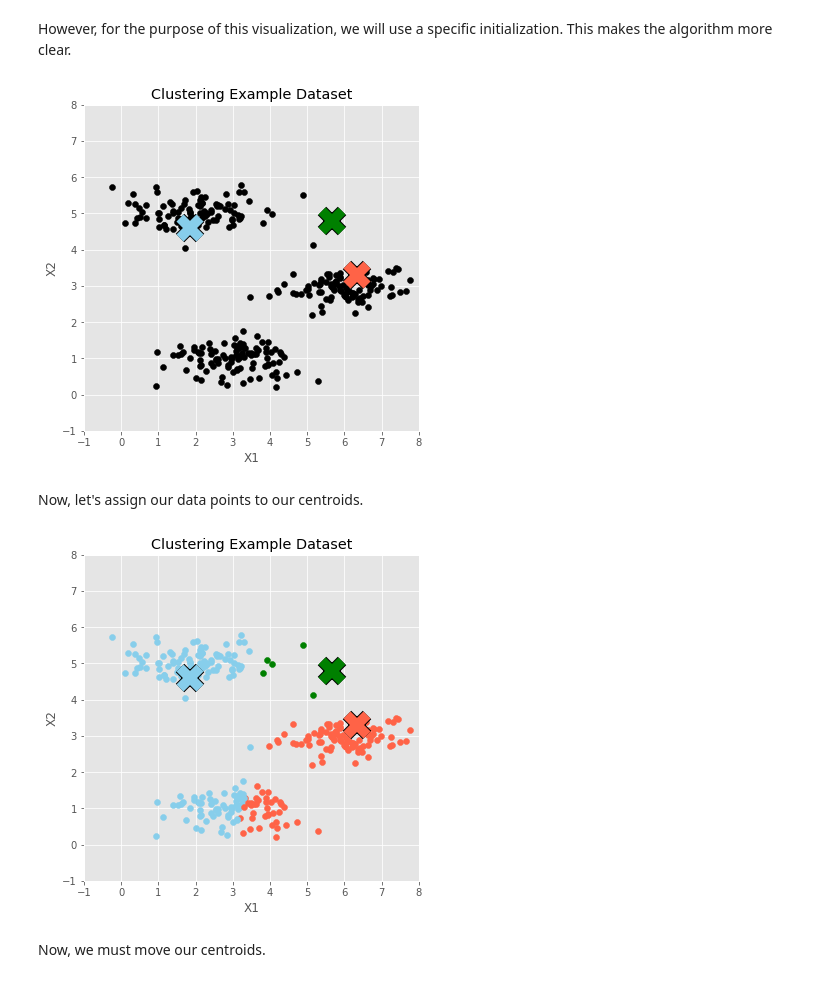
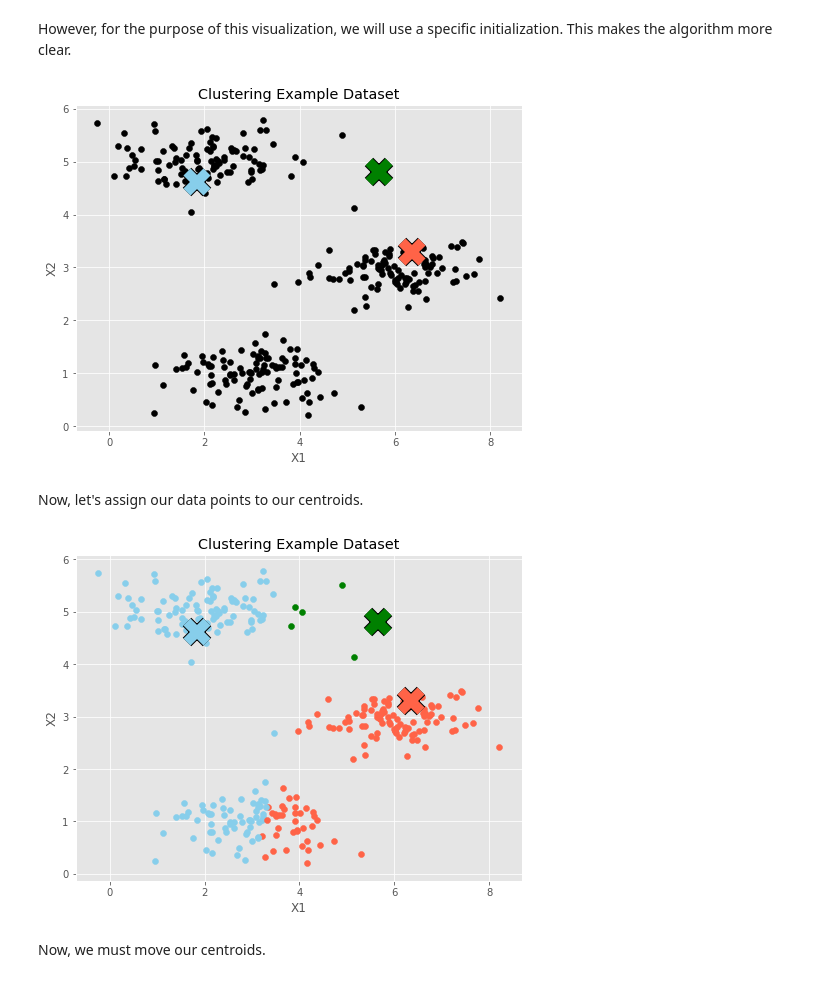
Before and after one commit to neil-ash/Workshops, a Jupyter notebook: Ashtekar_K-Means_Clustering.ipynb, the cells around one changed output. Saved outputs shown, nothing was run; the diff lists cells and outputs as text; code cells hidden in the pictures.

```diff
--- a/Ashtekar_K-Means_Clustering.ipynb
+++ b/Ashtekar_K-Means_Clustering.ipynb
@@ -10,7 +10,7 @@ import numpy as np
 import pandas as pd
 import matplotlib.pyplot as plt
 from matplotlib import style; style.use('ggplot')
-plt.rcParams['figure.figsize'] = [6, 6]
+plt.rcParams['figure.figsize'] = [8, 6]
 color_ls = ['skyblue', 'green', 'tomato', 'gold', 'indigo', 'khaki', 'pink', 'navy', 'orange', 'grey']
 # %%
 # get dataset
@@ -21,8 +21,6 @@ Let's visualize our data.
 # %%
 def show_data(show=True):
     """ Plots original data points in black """
-    # set axis limits so that distances make sense
-    plt.xlim(-1, 8); plt.ylim(-1, 8)
     plt.scatter(X[:, 0], X[:, 1], color='black')
     plt.title('Clustering Example Dataset')
     plt.xlabel('X1')
@@ -40,8 +38,6 @@ In the future, we will make more complex plots. We will create a helper function
 # %%
 def helper_plot(centroids, assignments, colored_points=True):
     """ Makes plots for random_initialization(), cluster_assignments(), and move_centroids() """
-    # set axis limits so that distances make sense
-    plt.xlim(-1, 8); plt.ylim(-1, 8)
     # plot colored centroids
     for i in range(centroids.shape[0]):
         plt.plot(centroids[i][0], centroids[i][1],
@@ -86,11 +82,11 @@ However, for the purpose of this visualization, we will use a specific initializ
 test_centroids = np.array([X[0], X[1], X[2]])
 helper_plot(test_centroids, None, colored_points=False)
 # %% [output]
-[figure, old version]
+[figure, new version]
 # %% [markdown]
 Now, let's assign our data points to our centroids.
 # %%
-def cluster_assigment(centroids, show=True):
+def cluster_assignment(centroids, show=True):
     """ Finds closest centroid for all X, returns array of indices of closest centroids """
     # initialize assignments as invalid, single assignment for each point in X
     assignments = np.full(X.shape[0], np.nan)
@@ -107,9 +103,9 @@ def cluster_assigment(centroids, show=True):
     if show: helper_plot(centroids, assignments)
     return assignments
 # %%
-test_assignments = cluster_assigment(test_centroids)
+test_assignments = cluster_assignment(test_centroids)
 # %% [output]
-[figure, old version]
+[figure, new version]
 # %% [markdown]
 Now, we must move our centroids.
 # %%
```
Also changed, not shown: parts of 9 cells of this notebook.
